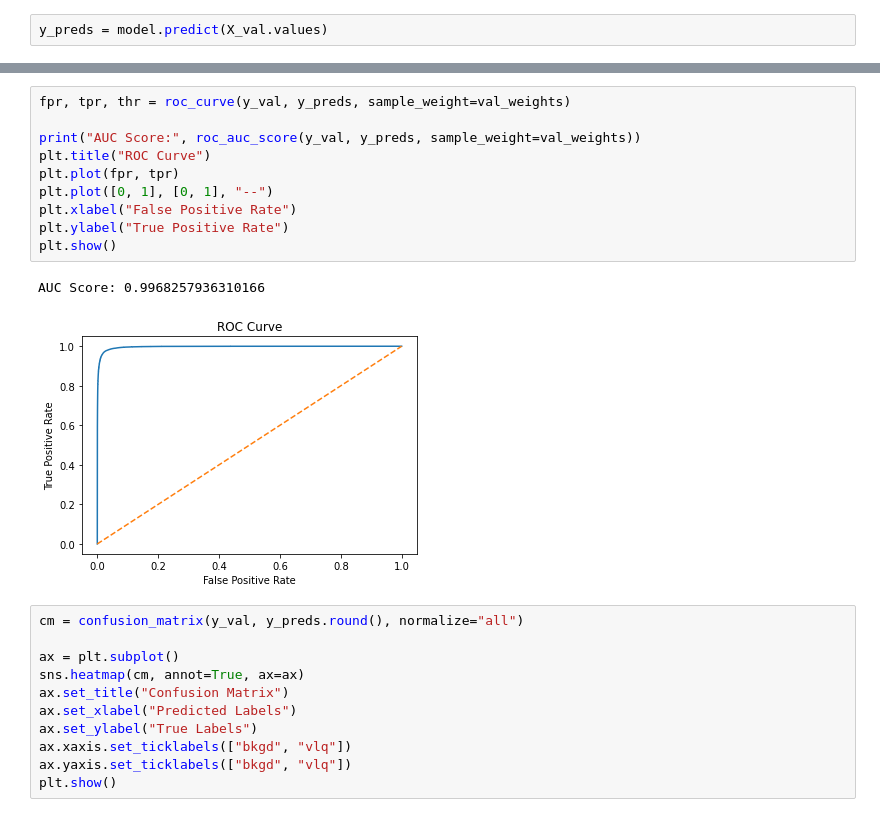
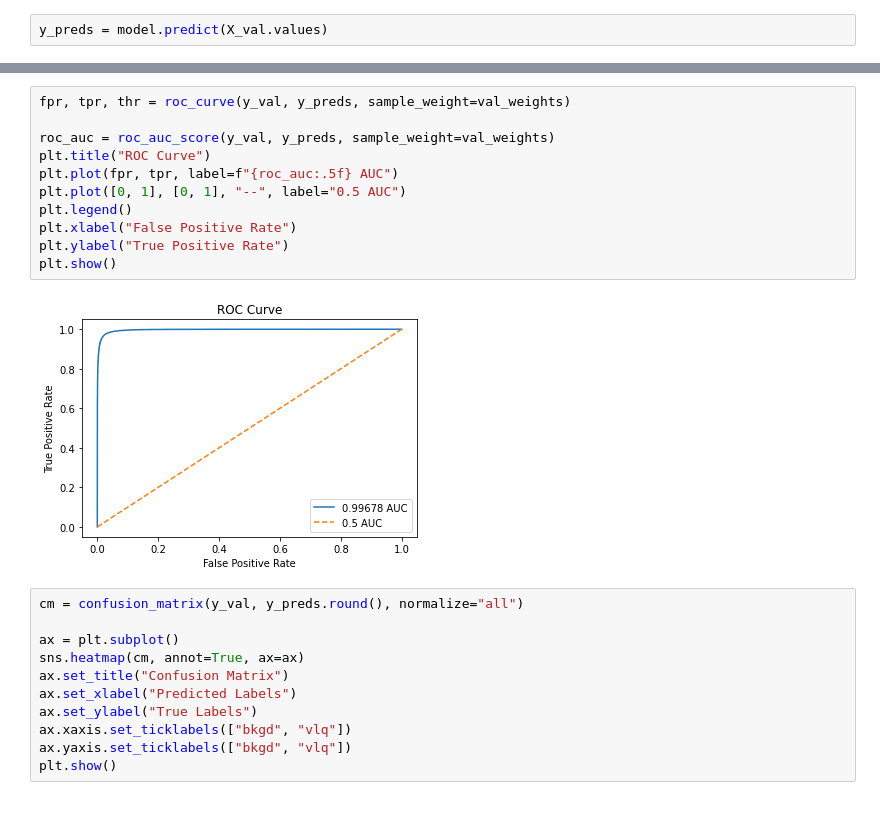
Before and after one commit to GilbertoCunha/LHC-VLQ-Classifier, a Jupyter notebook: VLQs/ModelEvaluation.ipynb, the cells around one changed output, grey strips where cells are left out. Drawn from its saved outputs; the diff is of its cells as text.

```diff
--- a/VLQs/ModelEvaluation.ipynb
+++ b/VLQs/ModelEvaluation.ipynb
@@ -72,16 +56,16 @@ Model Accuracy: 0.8625476635785018
 # %%
 fpr, tpr, thr = roc_curve(y_val, y_preds, sample_weight=val_weights)
 
-print("AUC Score:", roc_auc_score(y_val, y_preds, sample_weight=val_weights))
+roc_auc = roc_auc_score(y_val, y_preds, sample_weight=val_weights)
 plt.title("ROC Curve")
-plt.plot(fpr, tpr)
-plt.plot([0, 1], [0, 1], "--")
+plt.plot(fpr, tpr, label=f"{roc_auc:.5f} AUC")
+plt.plot([0, 1], [0, 1], "--", label="0.5 AUC")
+plt.legend()
 plt.xlabel("False Positive Rate")
 plt.ylabel("True Positive Rate")
 plt.show()
 # %% [output]
-AUC Score: 0.9968257936310166
-[figure, old version]
+[figure, new version]
 # %%
 cm = confusion_matrix(y_val, y_preds.round(), normalize="all")
 
```
Also changed, not shown: parts of 25 cells of this notebook.
